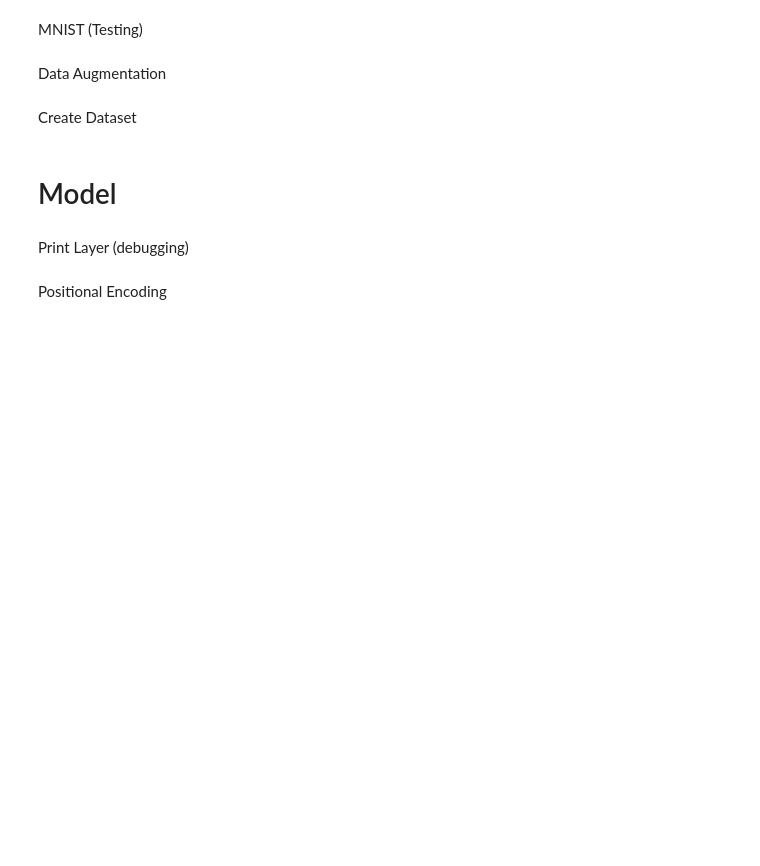
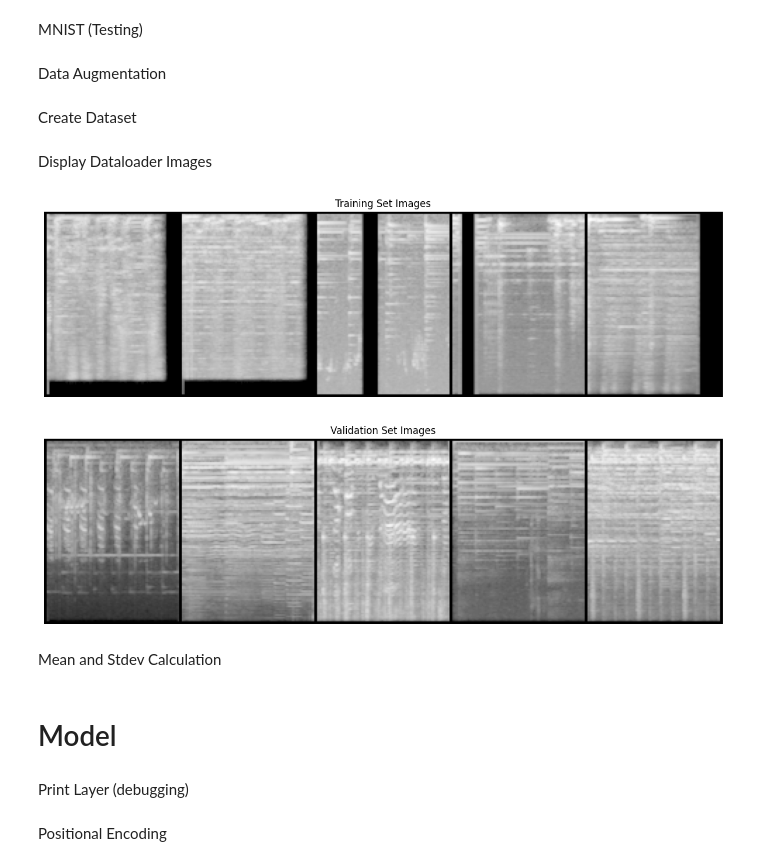
Before and after one commit to prakcoin/NeuraBeat, a Jupyter notebook: Audio Classification for NeuraBeat.ipynb, the cells around one changed output. Saved outputs shown, nothing was run; the diff lists cells and outputs as text; code cells hidden in the pictures; blank space fills up the shorter version.

```diff
--- a/Audio Classification for NeuraBeat.ipynb
+++ b/Audio Classification for NeuraBeat.ipynb
@@ -50,14 +53,17 @@ Mounted at /content/drive
 # %% [markdown]
 # Data
 # %%
-with h5py.File('/content/drive/My Drive/Projects/NeuraBeat/Data/train_data_raw.h5', 'r') as train_file:
+with h5py.File('/content/drive/My Drive/Projects/NeuraBeat/Data/train_data.h5', 'r') as train_file:
     train_data = np.array(train_file['data'])
     train_labels = np.array(train_file['labels'])
 
-# Load validation data from HDF5 file
-with h5py.File('/content/drive/My Drive/Projects/NeuraBeat/Data/val_data_raw.h5', 'r') as val_file:
+with h5py.File('/content/drive/My Drive/Projects/NeuraBeat/Data/val_data.h5', 'r') as val_file:
     val_data = np.array(val_file['data'])
     val_labels = np.array(val_file['labels'])
+
+with h5py.File('/content/drive/My Drive/Projects/NeuraBeat/Data/test_data.h5', 'r') as test_file:
+    test_data = np.array(test_file['data'])
+    test_labels = np.array(test_file['labels'])
 # %% [markdown]
 MNIST (Testing)
 # %%
@@ -152,3 +159,38 @@ audio_val_loader = DataLoader(audio_val_dataset, batch_size=32, pin_memory=True)
+# %% [markdown]
+Display Dataloader Images
+# %%
+def show_images(images, nrow=5, title=None):
+    grid = make_grid(images, nrow=nrow, normalize=True)
+    npimg = grid.numpy()
+    plt.figure(figsize=(15, 6))
+    plt.imshow(np.transpose(npimg, (1, 2, 0)))
+    if title:
+        plt.title(title)
+    plt.axis('off')
+    plt.show()
+
+def plot_images_from_loader(loader, title):
+    # Get a batch of images
+    dataiter = iter(loader)
+    images, _ = next(dataiter)
+    batch_size = images.shape[0]
+
+    # Select 5 random indices
+    random_indices = random.sample(range(batch_size), 5)
+    random_images = images[random_indices]
+
+    # Call the helper function to show images
+    show_images(random_images, title=title)
+
+
+# Assuming train_loader and val_loader are defined
+plot_images_from_loader(audio_train_loader, title="Training Set Images")
+plot_images_from_loader(audio_val_loader, title="Validation Set Images")
+# %% [output]
+[figure, added]
+[figure, added]
+# %% [markdown]
+Mean and Stdev Calculation
 # %%
 # From: https://stackoverflow.com/questions/60101240/finding-mean-and-standard-deviation-across-image-channels-pytorch
 def dataset_mean_std(data_loader):
```
Also changed, not shown: parts of 12 cells of this notebook.
